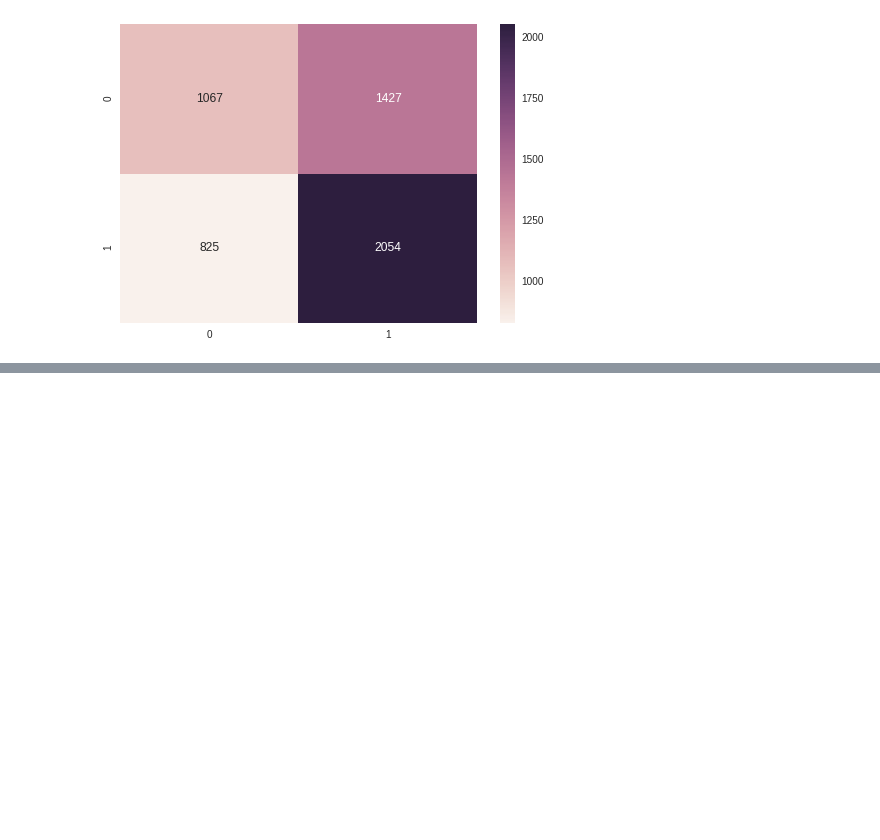
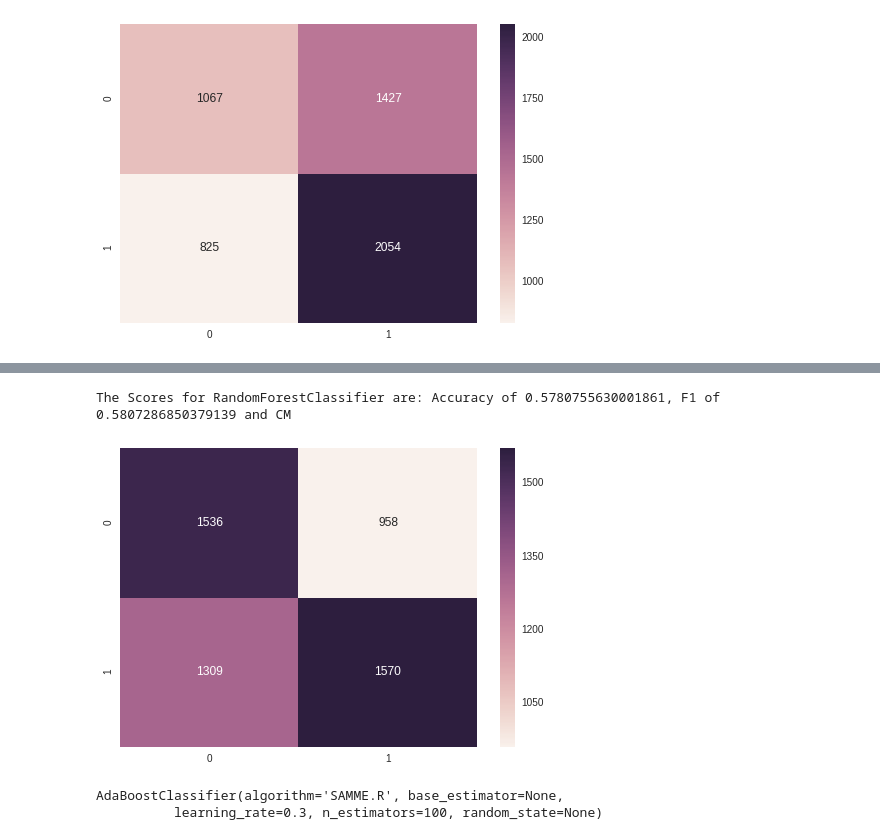
Before and after one commit to Younes-Charfaoui/ML-Projects, a Jupyter notebook: e-sign prediction/E_sign_Loan.ipynb, the cells around one changed output, grey strips where cells are left out. Saved outputs shown, nothing was run; the diff lists cells and outputs as text; code cells hidden in the pictures; blank space fills up the shorter version.

```diff
--- a/e-sign prediction/E_sign_Loan.ipynb
+++ b/e-sign prediction/E_sign_Loan.ipynb
@@ -197,0 +241,4 @@ The Scores for LogisticRegression are: Accuracy of 0.5808672994602643, F1 of 0.6
+# %%
+from sklearn.ensemble import RandomForestClassifier
+clf_rf = RandomForestClassifier()
+clf_rf.fit(x_train, y_train)
@@ -197,0 +253,5 @@ The Scores for LogisticRegression are: Accuracy of 0.5808672994602643, F1 of 0.6
+# %%
+evaluate(clf_rf)
+# %% [output]
+The Scores for RandomForestClassifier are: Accuracy of 0.5780755630001861, F1 of 0.5807286850379139 and CM
+[figure, added]
@@ -197,0 +268,7 @@ The Scores for LogisticRegression are: Accuracy of 0.5808672994602643, F1 of 0.6
+# %%
+from sklearn.ensemble import AdaBoostClassifier, BaggingClassifier
+clf_ab = AdaBoostClassifier(n_estimators=100, learning_rate=0.3)
+clf_ab.fit(x_train, y_train)
+# %% [output]
+AdaBoostClassifier(algorithm='SAMME.R', base_estimator=None,
+          learning_rate=0.3, n_estimators=100, random_state=None)
```
Also changed, not shown: parts of 16 cells of this notebook.
